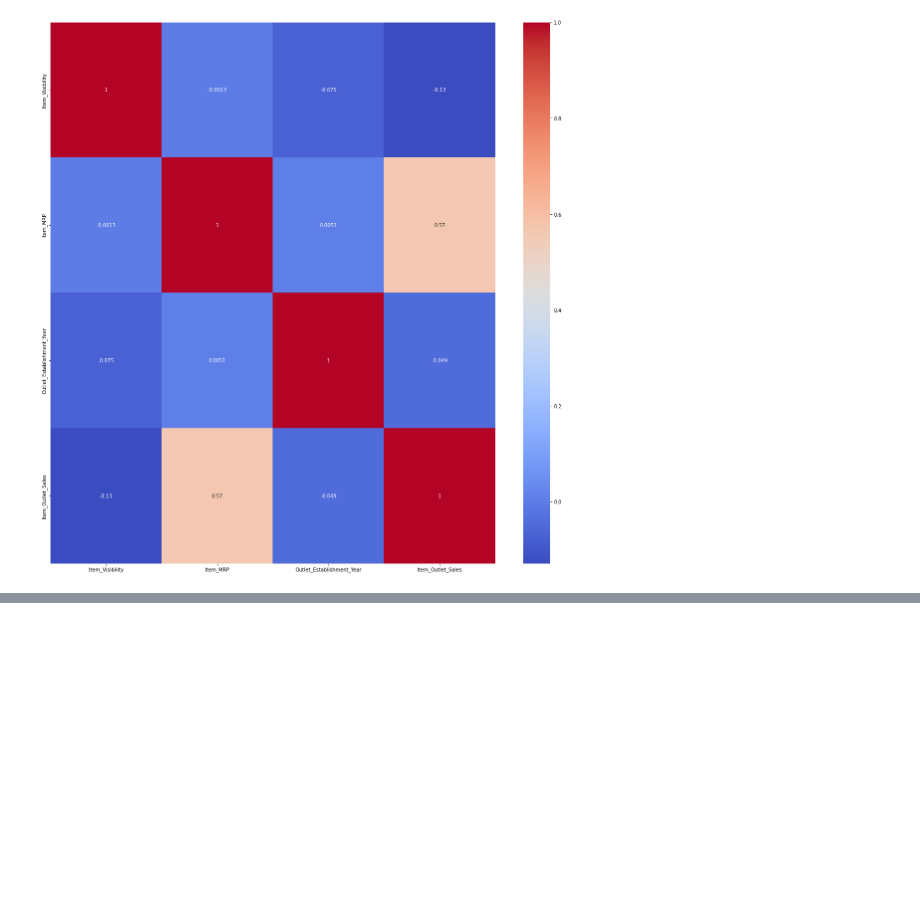
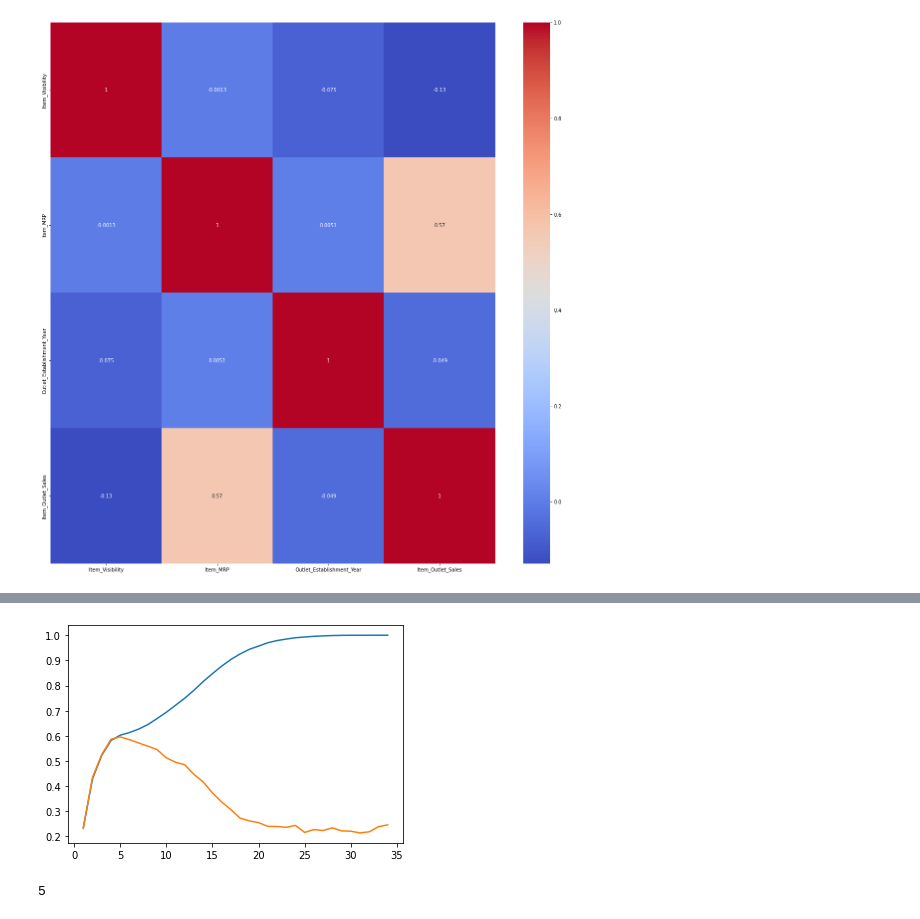
Before and after one commit to edfakie2/Sales-Predictions, a Jupyter notebook: Copy_of_Sales_Predictions.ipynb, the cells around one changed output, grey strips where cells are left out. Saved outputs shown, nothing was run; the diff lists cells and outputs as text; code cells hidden in the pictures; blank space fills up the shorter version.

```diff
--- a/Copy_of_Sales_Predictions.ipynb
+++ b/Copy_of_Sales_Predictions.ipynb
@@ -281,0 +375,12 @@ array([[-0.71277507,  1.82864837,  1.32784893, ...,  0.        ,
+# %%
+dummy = DummyRegressor(strategy='mean')
+
+dummy_pipe = make_pipeline(transformer, dummy)
+
+dummy_pipe.fit(X_train, y_train)
+
+train_preds = dummy_pipe.predict(X_train)
+test_preds = dummy_pipe.predict(X_test)
+
+evaluate_model(y_train, train_preds)
+evaluate_model(y_test, test_preds)
@@ -281,0 +398,3 @@ array([[-0.71277507,  1.82864837,  1.32784893, ...,  0.        ,
+# %%
+reg = LinearRegression()
+reg.fit(X_train, y_train)
@@ -281,0 +462,13 @@ array([[-0.71277507,  1.82864837,  1.32784893, ...,  0.        ,
+# %%
+depths = range(1, bias.get_depth()+1)
+scores = pd.DataFrame(columns=['Train','Test'], index=depths)
+for depth in depths:
+  tree = DecisionTreeRegressor(max_depth=depth)
+  tree_pipe = make_pipeline(transformer, tree)
+  tree_pipe.fit(X_train, y_train)
+  train_pred = tree_pipe.predict(X_train)
+  test_pred = tree_pipe.predict(X_test)
+  r2_train = r2_score(y_train, train_pred)
+  r2_test = r2_score(y_test, test_pred)
+  scores.loc[depth, 'Train'] = r2_train
+  scores.loc[depth, 'Test'] = r2_test
@@ -281,0 +495,9 @@ array([[-0.71277507,  1.82864837,  1.32784893, ...,  0.        ,
+# %%
+plt.plot(scores);
+# %% [output]
+[figure, added]
+# %%
+best_depth = scores.sort_values(by='Test', ascending=False).index[0]
+best_depth
+# %% [output]
+5
```
Also changed, not shown: parts of 33 cells of this notebook.
